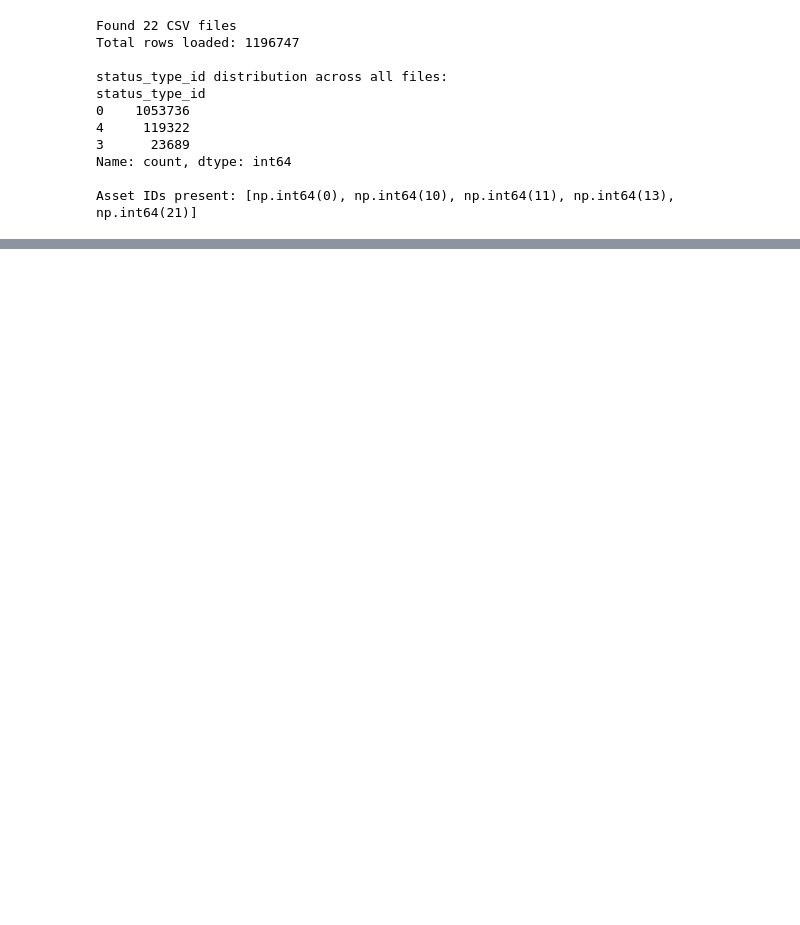
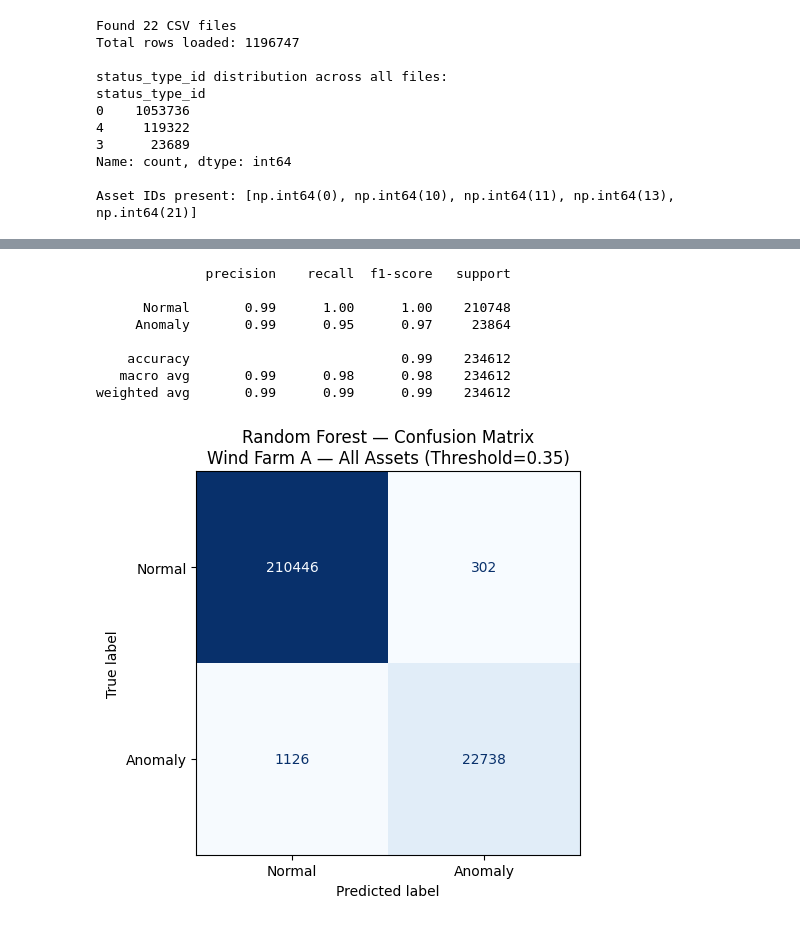
Before and after one commit to NateBartek/EnbridgeWindTurbines, a Jupyter notebook: notebooks/WindfarmsA.ipynb, the cells around one changed output, grey strips where cells are left out. Drawn from its saved outputs; the diff is of its cells as text; code cells hidden in the pictures; blank space fills up the shorter version.

Commit message:
adding my first full notebook that has a random forest model.

```diff
--- a/notebooks/WindfarmsA.ipynb
+++ b/notebooks/WindfarmsA.ipynb
@@ -32,3 +32,16 @@ status_type_id
 Name: count, dtype: int64
 
 Asset IDs present: [np.int64(0), np.int64(10), np.int64(11), np.int64(13), np.int64(21)]
+# %%
+# Keep only unambiguous statuses
+df_clean = df_all[df_all['status_type_id'].isin([0, 2, 4])].copy()
+
+# Correct labels
+df_clean['label'] = df_clean['status_type_id'].apply(lambda x: 1 if x == 4 else 0)
+
+print("Label distribution:")
+print(df_clean['label'].value_counts())
+print(f"\nNormal (status 0+2): {(df_clean['label']==0).sum()}")
+print(f"Anomaly (status 4):  {(df_clean['label']==1).sum()}")
+print(f"Imbalance ratio: {(df_clean['label']==1).sum() / (df_clean['label']==0).sum():.1f}:1")
+print(f"\nRows excluded (status 1,3,5): {len(df_all[df_all['status_type_id'].isin([1,3,5])])}")
@@ -34,0 +103,28 @@ Asset IDs present: [np.int64(0), np.int64(10), np.int64(11), np.int64(13), np.in
+# %%
+from sklearn.metrics import confusion_matrix, classification_report, ConfusionMatrixDisplay
+import matplotlib.pyplot as plt
+
+# Get anomaly probabilities and apply threshold
+proba = rf.predict_proba(X_test)[:, 1]
+y_pred = (proba >= 0.35).astype(int)
+
+print(classification_report(y_test, y_pred, target_names=['Normal', 'Anomaly']))
+
+cm = confusion_matrix(y_test, y_pred)
+disp = ConfusionMatrixDisplay(confusion_matrix=cm, display_labels=['Normal', 'Anomaly'])
+
+fig, ax = plt.subplots(figsize=(6, 5))
+disp.plot(ax=ax, colorbar=False, cmap='Blues')
+ax.set_title('Random Forest — Confusion Matrix\nWind Farm A — All Assets (Threshold=0.35)')
+plt.tight_layout()
+plt.show()
+# %% [output]
+              precision    recall  f1-score   support
+
+      Normal       0.99      1.00      1.00    210748
+     Anomaly       0.99      0.95      0.97     23864
+
+    accuracy                           0.99    234612
+   macro avg       0.99      0.98      0.98    234612
+weighted avg       0.99      0.99      0.99    234612
+[figure, added]
```
Also changed, not shown: parts of 4 cells of this notebook.
